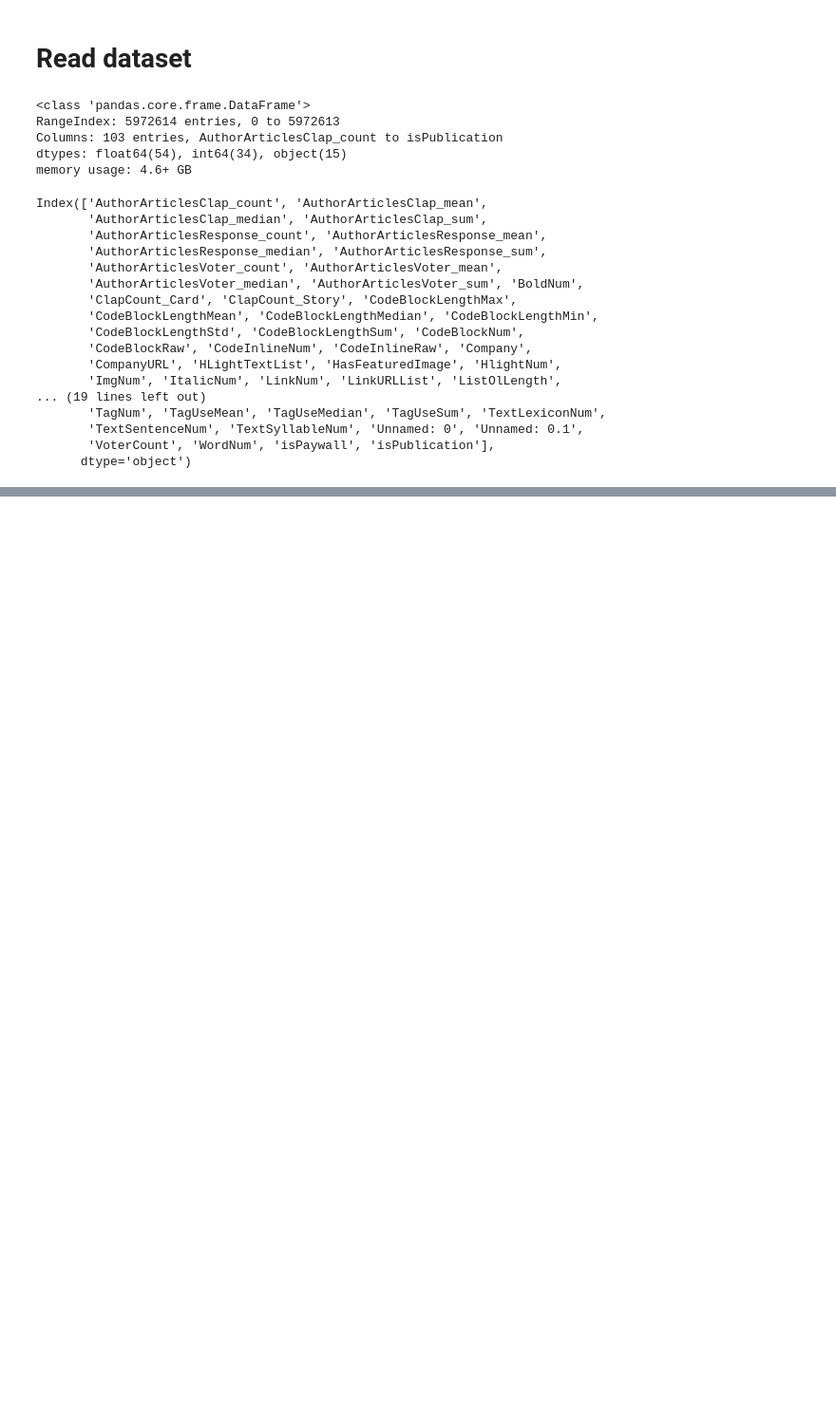
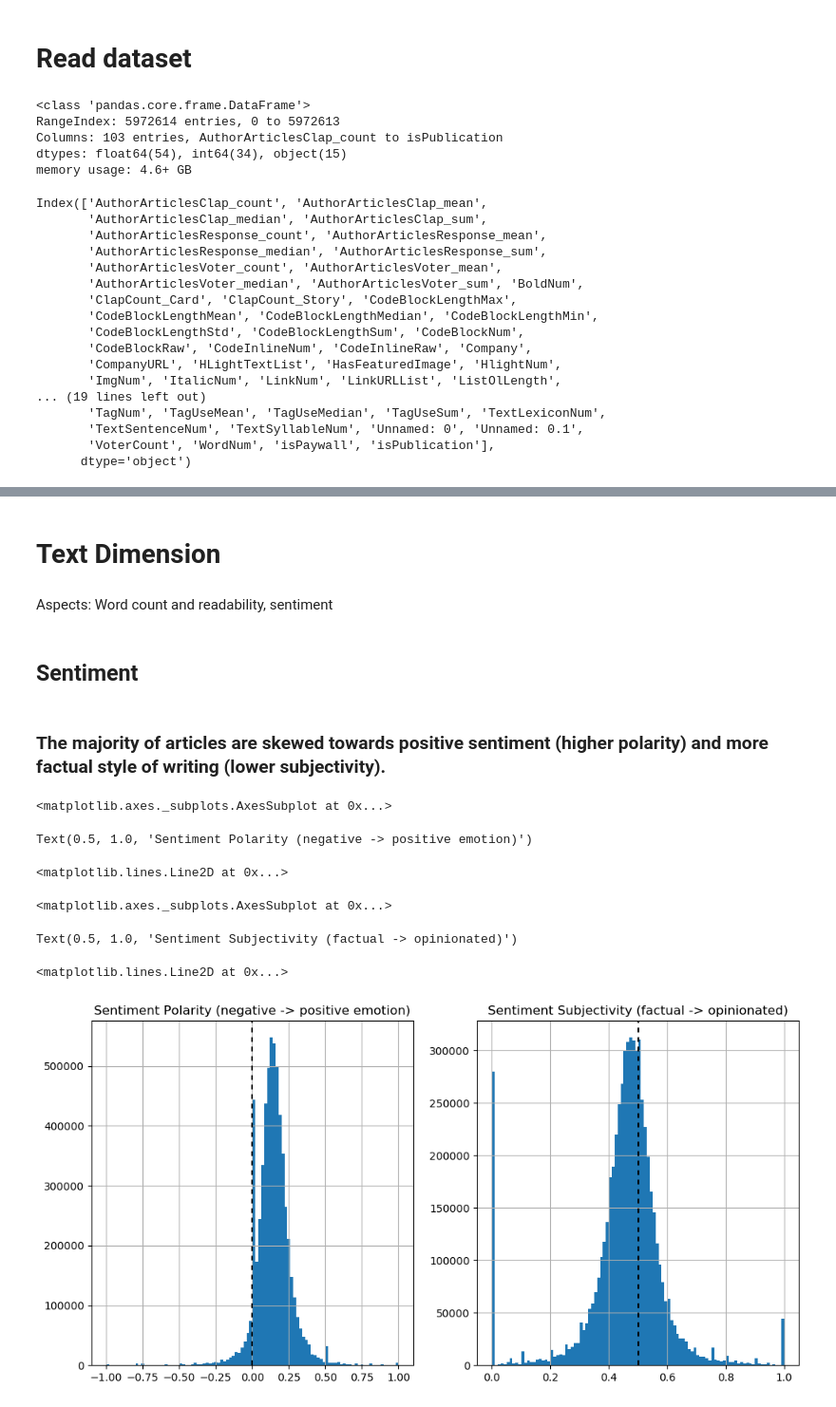
Before and after one commit to leungjch/medium-data-mining, a Jupyter notebook: story_model/analysis/Story_Analysis.ipynb, the cells around one changed output, grey strips where cells are left out. Shown: that part at 95% size. Drawn from its saved outputs; the diff is of its cells as text; code cells hidden in the pictures; blank space fills up the shorter version.

Commit message:
feature analysis: sentiment

```diff
--- a/story_model/analysis/Story_Analysis.ipynb
+++ b/story_model/analysis/Story_Analysis.ipynb
@@ -21,7 +21,7 @@ pd.options.display.max_seq_items = None
 
 import warnings
 warnings.filterwarnings("ignore", category=FutureWarning)
-plt.rcParams['figure.figsize'] = [12, 12]
+plt.rcParams['figure.figsize'] = [8, 8]
 plt.rcParams['figure.dpi'] = 100 # 200 e.g. is really fine, but slower
 # %% [markdown]
 # Read dataset
@@ -85,0 +93,27 @@ Text(0, 0.5, 'Number of articles')
+# %% [markdown]
+# Text Dimension
+# %% [markdown]
+Aspects: Word count and readability, sentiment
+# %% [markdown]
+## Sentiment
+# %% [markdown]
+### The majority of articles are skewed towards positive sentiment (higher polarity) and more factual style of writing (lower subjectivity).
+# %%
+fig, ax = plt.subplots(1,2, figsize=(12, 6))
+# figure(figsize=(10,8))
+
+df.SentimentPolarity.hist(bins=100, ax=ax[0])
+ax[0].set_title("Sentiment Polarity (negative -> positive emotion)")
+ax[0].axvline(0, c="Black", dashes=[3, 3])
+
+df.SentimentSubjectivity.hist(bins=100, ax=ax[1])
+ax[1].set_title("Sentiment Subjectivity (factual -> opinionated)")
+ax[1].axvline(0.5, c="Black", dashes=[3, 3])
+# %% [output]
+<matplotlib.axes._subplots.AxesSubplot at 0x...>
+Text(0.5, 1.0, 'Sentiment Polarity (negative -> positive emotion)')
+<matplotlib.lines.Line2D at 0x...>
+<matplotlib.axes._subplots.AxesSubplot at 0x...>
+Text(0.5, 1.0, 'Sentiment Subjectivity (factual -> opinionated)')
+<matplotlib.lines.Line2D at 0x...>
+[figure, added]
```
Also changed, not shown: parts of 4 cells of this notebook.
